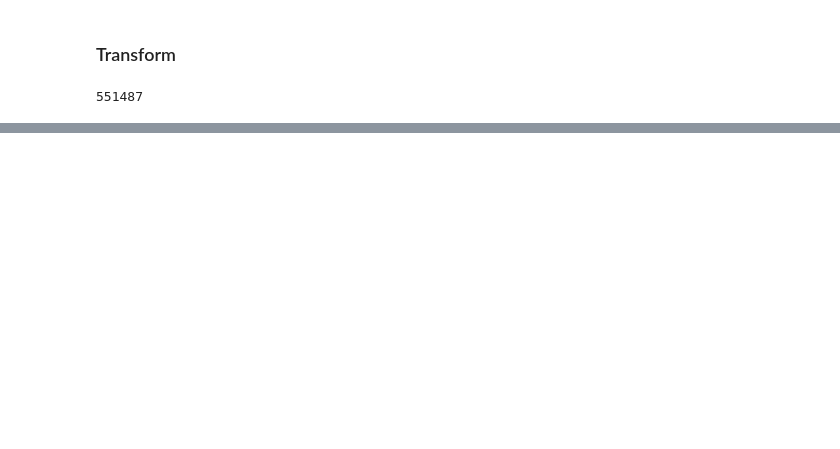
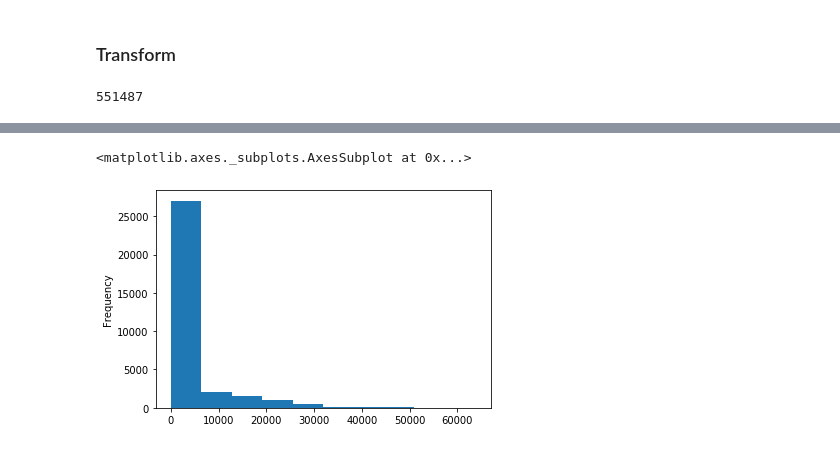
Before and after one commit to cpassorelli/call-reports, a Jupyter notebook: ipython/report-statement-code.ipynb, the cells around one changed output, grey strips where cells are left out. Saved outputs shown, nothing was run; the diff lists cells and outputs as text; code cells hidden in the pictures; blank space fills up the shorter version.

```diff
--- a/ipython/report-statement-code.ipynb
+++ b/ipython/report-statement-code.ipynb
@@ -116,0 +844,12 @@ inbound.count()
+# %%
+from pyspark.sql.functions import abs
+
+durations = (
+    outbound
+    .withColumn('date_time_est', expr('cast(date_time_est as timestamp)'))
+    .where('cast(CreatedDate as date) = cast(date_time_est as date)')
+    .withColumn('seconds', abs(col('CreatedDate').cast('long') - col('date_time_est').cast('long')))
+    .withColumn('delta', expr('abs(duration - seconds)'))
+    .select('CreatedDate', 'date_time_est', 'duration', 'seconds', 'delta')
+    .toPandas()
+)
@@ -116,0 +865,5 @@ inbound.count()
+# %%
+durations['delta'].plot.hist()
+# %% [output]
+<matplotlib.axes._subplots.AxesSubplot at 0x...>
+[figure, added]
```
Also changed, not shown: parts of 48 cells of this notebook.
